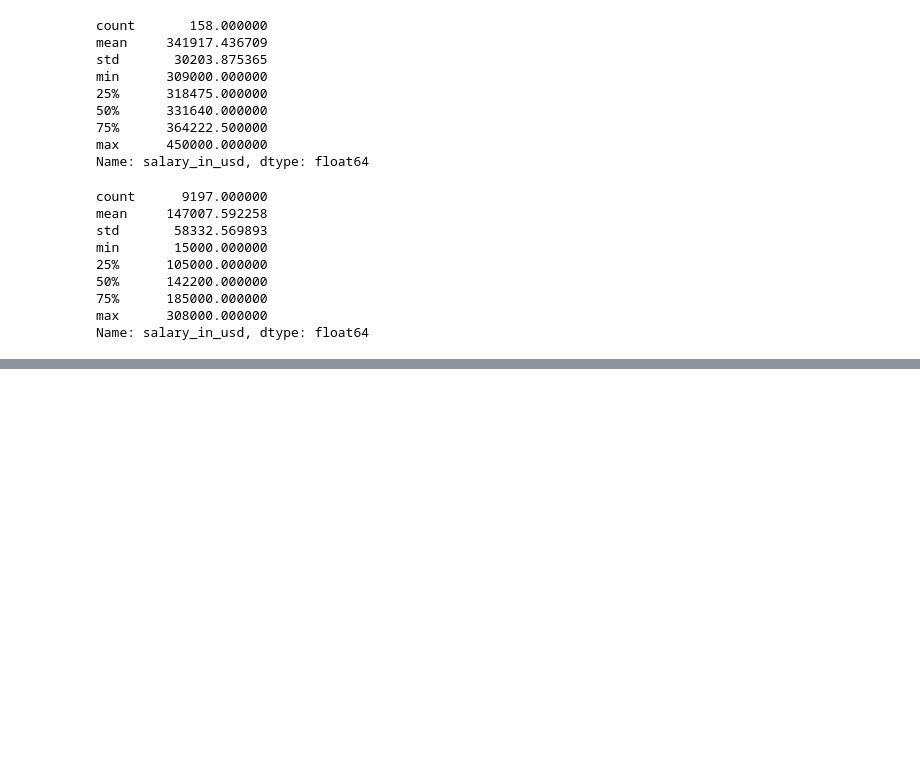
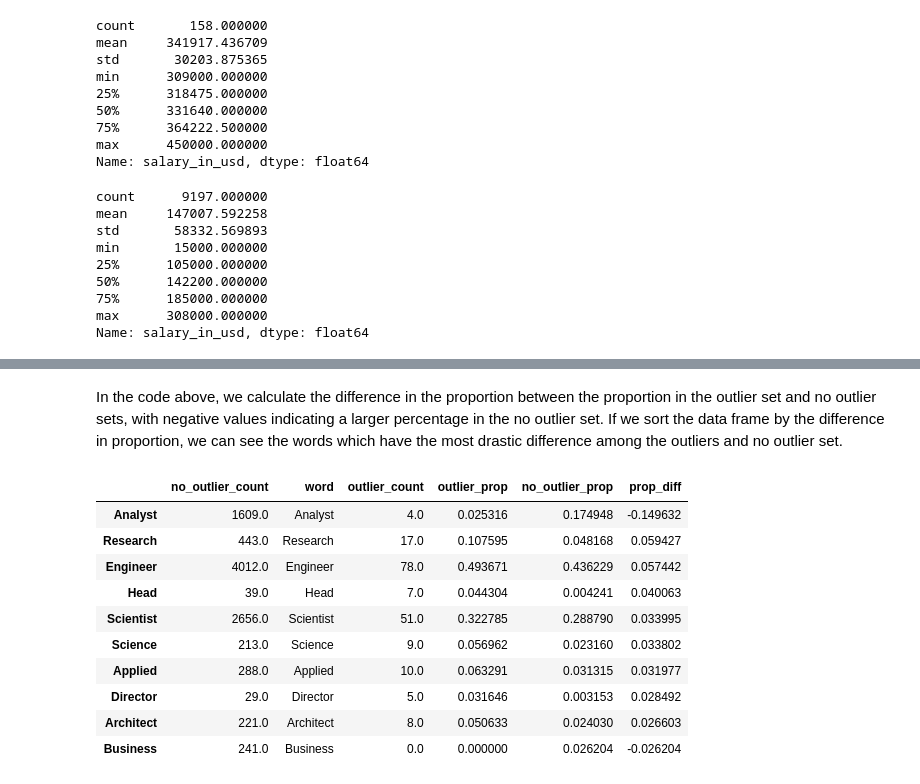
Before and after one commit to NilayT321/data-science-jobs, a Jupyter notebook: ProjectInitial.ipynb, the cells around one changed output, grey strips where cells are left out. Cells and saved outputs as stored; diff of their text form; code cells hidden in the pictures; blank space fills up the shorter version.

```diff
--- a/ProjectInitial.ipynb
+++ b/ProjectInitial.ipynb
@@ -249,0 +226,4 @@ Counter({'Engineer': 69,
+# %%
+word_counts_outliers = pd.DataFrame.from_dict(outlier_words, orient="index", columns=["word_count_outlier"])
+word_counts_outliers["word"] = word_counts_outliers.index
+word_counts_outliers.head()
@@ -249,0 +237,4 @@ Counter({'Engineer': 69,
+# %%
+word_counts_no_outliers = pd.DataFrame.from_dict(no_outlier_words, orient="index", columns=["word_count_no_outlier"])
+word_counts_no_outliers["word"] = word_counts_no_outliers.index
+word_counts_no_outliers.head()
@@ -249,0 +250,13 @@ Counter({'Engineer': 69,
+# %%
+# Join the two data frames together using the word variable
+word_counts = pd.concat([word_counts_no_outliers, word_counts_outliers], axis = 1, join = "outer", ignore_index=True)
+
+# Drop the last column
+word_counts = word_counts.drop([3], axis = 1)
+
+# Rename columns
+word_counts = word_counts.rename(columns = {0 : "no_outlier_count", 1 : "word", 2 : "outlier_count"})
+
+# Fill NAs with 0 to indicate no presence
+word_counts = word_counts.fillna(0)
+word_counts.head()
@@ -249,0 +272,5 @@ Counter({'Engineer': 69,
+# %%
+word_counts["outlier_prop"] = word_counts["outlier_count"]/(outliers.shape[0])
+word_counts["no_outlier_prop"] = word_counts["no_outlier_count"]/(wo_outliers.shape[0])
+word_counts["prop_diff"] = word_counts["outlier_prop"] - word_counts["no_outlier_prop"]
+word_counts.head()
@@ -249,0 +284,17 @@ Counter({'Engineer': 69,
+# %% [markdown]
+In the code above, we calculate the difference in the proportion between the proportion in the outlier set and no outlier sets, with negative values indicating a larger percentage in the no outlier set. If we sort the data frame by the difference in proportion, we can see the words which have the most drastic difference among the outliers and no outlier set.
+# %%
+top_words = word_counts.sort_values(by = ['prop_diff'], key = abs, ascending=False).head(10)
+top_words
+# %% [output]
+|  | no_outlier_count | word | outlier_count | outlier_prop | no_outlier_prop | prop_diff |
+| Analyst | 1609.0 | Analyst | 4.0 | 0.025316 | 0.174948 | -0.149632 |
+| Research | 443.0 | Research | 17.0 | 0.107595 | 0.048168 | 0.059427 |
+| Engineer | 4012.0 | Engineer | 78.0 | 0.493671 | 0.436229 | 0.057442 |
+| Head | 39.0 | Head | 7.0 | 0.044304 | 0.004241 | 0.040063 |
+| Scientist | 2656.0 | Scientist | 51.0 | 0.322785 | 0.288790 | 0.033995 |
+| Science | 213.0 | Science | 9.0 | 0.056962 | 0.023160 | 0.033802 |
+| Applied | 288.0 | Applied | 10.0 | 0.063291 | 0.031315 | 0.031977 |
+| Director | 29.0 | Director | 5.0 | 0.031646 | 0.003153 | 0.028492 |
+| Architect | 221.0 | Architect | 8.0 | 0.050633 | 0.024030 | 0.026603 |
+| Business | 241.0 | Business | 0.0 | 0.000000 | 0.026204 | -0.026204 |
```
Also changed, not shown: parts of 33 cells of this notebook.
